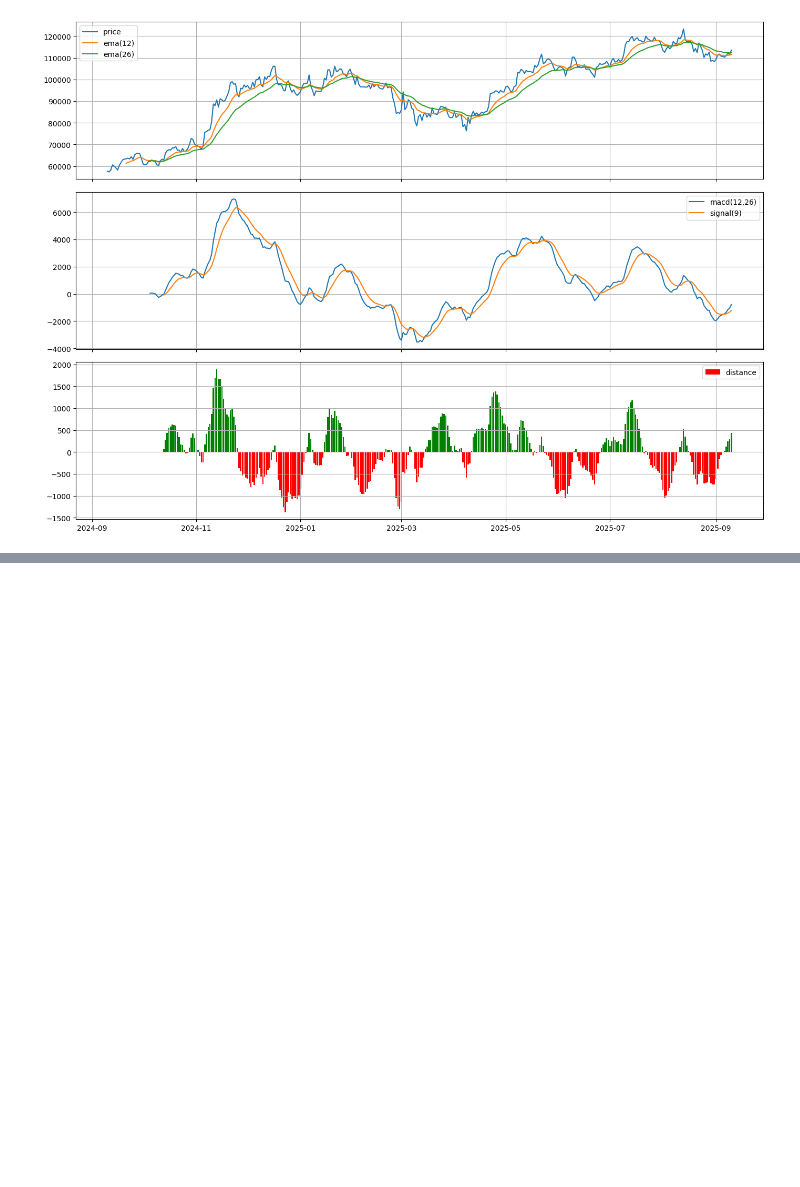
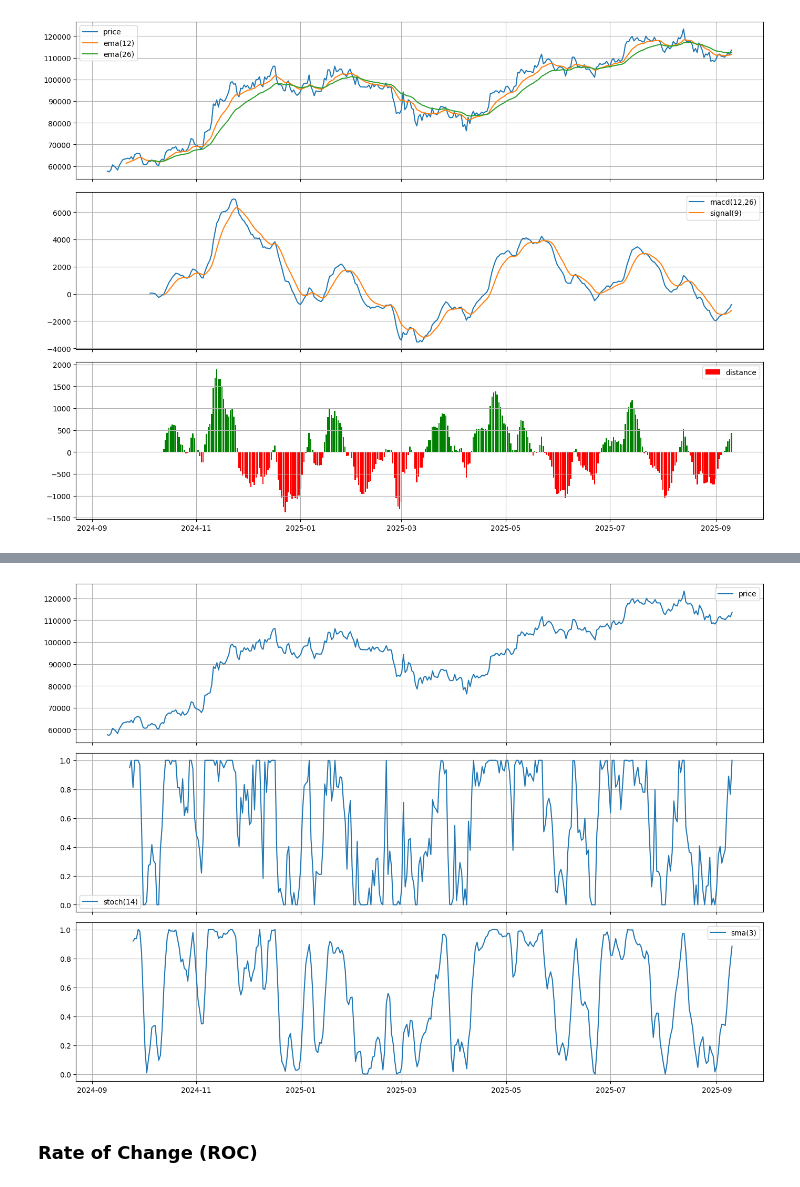
Before and after one commit to pyt3r/springboard-package, a Jupyter notebook: capstone/Feature_Engineering.ipynb, the cells around one changed output, grey strips where cells are left out. Saved outputs shown, nothing was run; the diff lists cells and outputs as text; code cells hidden in the pictures; blank space fills up the shorter version.

```diff
--- a/capstone/Feature_Engineering.ipynb
+++ b/capstone/Feature_Engineering.ipynb
@@ -60,16 +60,18 @@ ohlc.head()
 | 2024-09-13 | 58130.32 | 60648.02 | 57650.11 | 60571.30 | 60571.30 | 3.249053e+10 |
 | 2024-09-14 | 60569.12 | 60656.72 | 59517.88 | 60005.12 | 60005.12 | 1.642841e+10 |
 # %%
+DF = ohlc
+
 fig, (ax1, ax2) = plt.subplots(2, 1, figsize=(14, 10), sharex=True)
 
 top = ['Open', 'High', 'Low', 'Close']
 bottom = ['Volume']
 
 for c in top:
-  ax1.plot(ohlc.index, ohlc[c], label=c)
+  ax1.plot(DF.index, DF[c], label=c)
 
 for c in bottom:
-  ax2.bar(ohlc.index, ohlc[c], label=c)
+  ax2.bar(DF.index, DF[c], label=c)
 
 for ax in [ax1, ax2]:
   ax.legend()
@@ -315,0 +336,15 @@ plt.show()
+# %%
+price = ohlc['Close']
+
+stoch_window = 14
+sma_window = 3
+
+stoch = stochOscillator( price, stoch_window )
+sma   = simpleMA( stoch, sma_window )
+
+StochOscillator = pd.DataFrame({
+    'price' : price,
+    f'stoch({stoch_window})': stoch,
+    f'sma({sma_window})': sma, })
+
+print(StochOscillator.tail())
@@ -315,0 +359,28 @@ plt.show()
+# %%
+DF = StochOscillator
+
+fig, (ax1, ax2, ax3) = plt.subplots(3, 1, figsize=(14, 10), sharex=True)
+
+top    = [ c for c in DF.columns if c.startswith('price') ]
+middle = [ c for c in DF.columns if c.startswith('stoch') ]
+bottom = [ c for c in DF.columns if c.startswith('sma') ]
+
+for c in top:
+  ax1.plot( DF[c], label=c )
+
+for c in middle:
+  ax2.plot( DF[c], label=c )
+
+for c in bottom:
+  ax3.plot( DF[c], label=c )
+
+for ax in [ax1, ax2, ax3]:
+  ax.legend()
+  ax.grid(True)
+
+plt.tight_layout()
+plt.show()
+# %% [output]
+[figure, added]
+# %% [markdown]
+### Rate of Change (ROC)
```
Also changed, not shown: parts of 19 cells of this notebook.
